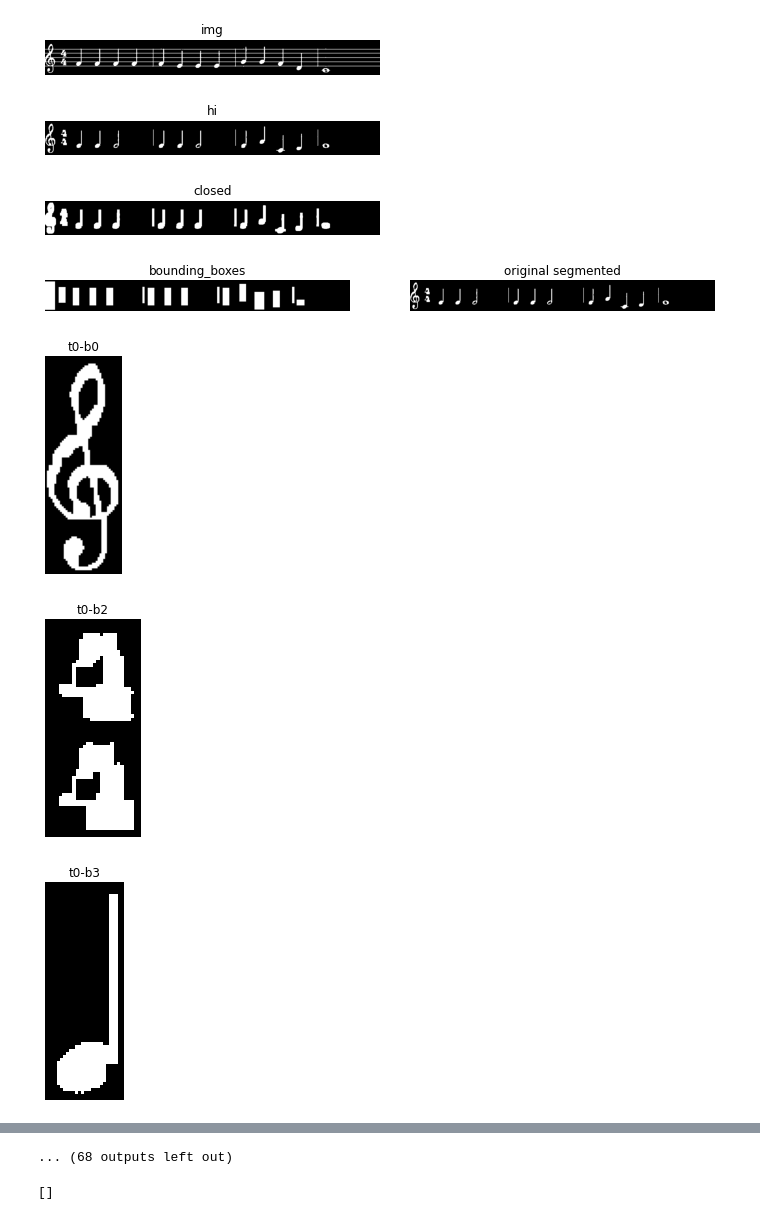
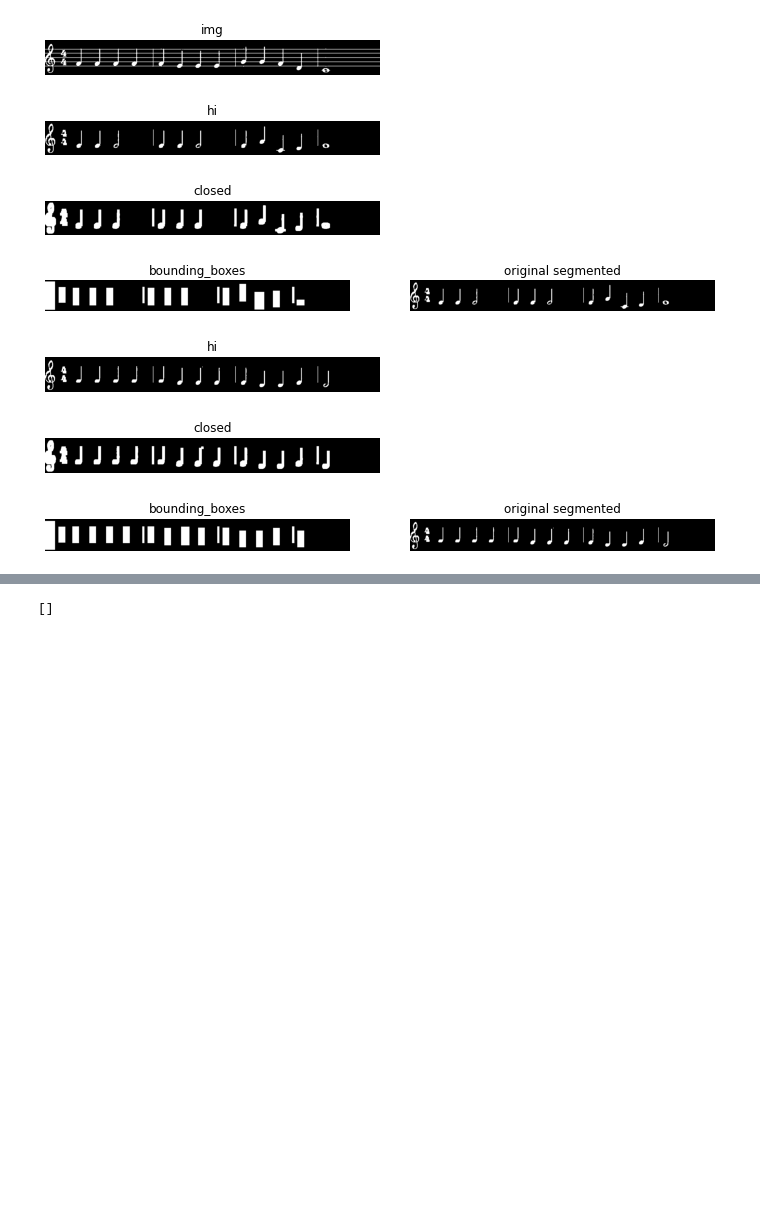
Before and after one commit to marait123/music-notes-reader, a Jupyter notebook: part1.ipynb, the cells around one changed output, grey strips where cells are left out. Drawn from its saved outputs; the diff is of its cells as text; code cells hidden in the pictures; blank space fills up the shorter version.

```diff
--- a/part1.ipynb
+++ b/part1.ipynb
@@ -106,13 +106,14 @@ def remove_horizontal_lines(image):
     detected_lines = cv2.morphologyEx(thresh, cv2.MORPH_OPEN, horizontal_kernel, iterations=2)
     cnts = cv2.findContours(detected_lines, cv2.RETR_EXTERNAL, cv2.CHAIN_APPROX_SIMPLE)
     cnts = cnts[0] if len(cnts) == 2 else cnts[1]
-    # for c in cnts:
-    #     cv2.drawContours(gray, [c], -1, 255, 2)
+
     cv2.drawContours(gray, cnts, -1, 255, 2)
 
     # Repair image
     repair_kernel = cv2.getStructuringElement(cv2.MORPH_RECT, (1,6))
     result =cv2.morphologyEx(255 - gray, cv2.MORPH_CLOSE, repair_kernel, iterations=1)
+    result[result < 100]= 0
+    result [result >= 100] = 255
     return result
 # %%
 # common functions
@@ -229,32 +230,32 @@ for trace in bigger_trace_bounding_boxes:
 # %%
 #  remove horizontal lines using normal morphology
 all_notes=[]
 counter =1
 for j,trace in enumerate(bigger_trace_bounding_boxes):
     [Xmin, Xmax, Ymin, Ymax] = [x for x in trace]
     staff_no_lines = remove_horizontal_lines(original_image[Ymin:Ymax,Xmin:Xmax])
 #     staff_of_bounding = binary_dilation(staff_no_lines, selem=rect(1,6))
 
     show_images([staff_no_lines],['hi'])
     temp = binary_dilation(staff_no_lines, selem=rect(division_height//2,division_height//2))
     show_images([temp], ['closed'])
     b_boxes = get_bounding_boxes(temp,(0,300))
     draw_bounding_boxes(staff_no_lines, b_boxes)
 
     staff2 = original_image[Ymin:Ymax,Xmin:Xmax]
 
     for i, box in enumerate(b_boxes):
         [Xmin, Xmax, Ymin, Ymax] = [x for x in box]
         # remove blank or noisy area that is less than a line of pixels
         if(np.sum([staff_no_lines[Ymin:Ymax,Xmin:Xmax]]) < division_height//2):
             continue
-        show_images([staff_no_lines[Ymin:Ymax,Xmin:Xmax]],[f't{j}-b{i}'])
-        skimage.io.imsave(f"no_line_test/t{j}-b{i}.jpg",staff_no_lines[Ymin:Ymax,Xmin:Xmax])
+#         show_images([staff_no_lines[Ymin:Ymax,Xmin:Xmax]],[f't{j}-b{i}'])
+#         skimage.io.imsave(f"no_line_test/t{j}-b{i}.jpg",staff_no_lines[Ymin:Ymax,Xmin:Xmax])
         counter+=1
 # %% [output]
 [figure]
 [figure]
 [figure]
-[figure, old version]
+[figure, new version]
-[figure, old version]
+[figure, new version]
-[figure, old version]
+[figure, new version]
@@ -267,4 +268,3 @@ for j,trace in enumerate(bigger_trace_bounding_boxes):
-... (68 outputs left out)
 # %%
 skimage.io.imsave?
 # %%
```
Also changed, not shown: parts of 3 cells of this notebook.
